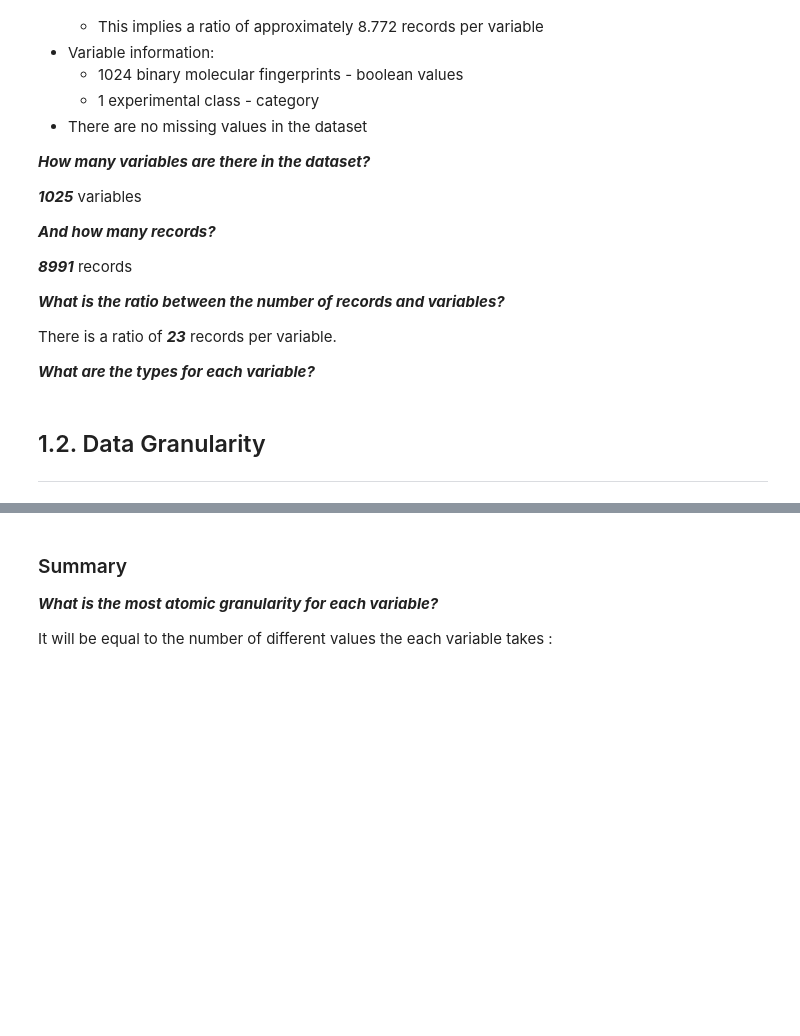
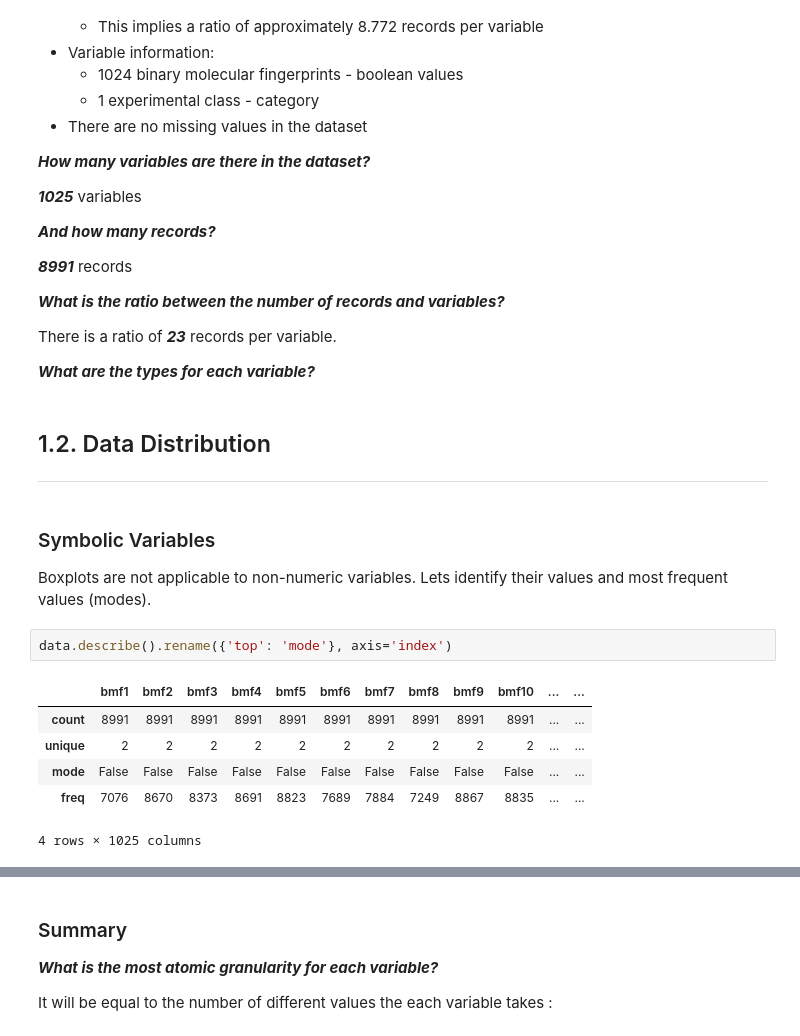
Before and after one commit to filipesousaist/ds_project, a Jupyter notebook: dataset2/DataProfiling.ipynb, the cells around one changed output, grey strips where cells are left out. Drawn from its saved outputs; the diff is of its cells as text; blank space fills up the shorter version.

```diff
--- a/dataset2/DataProfiling.ipynb
+++ b/dataset2/DataProfiling.ipynb
@@ -116,6 +116,18 @@ There is a ratio of ***23*** records per variable.
 
 ***What are the types for each variable?***
 # %% [markdown]
-## 1.2. Data Granularity
+## 1.2. Data Distribution
 
 ---
+# %% [markdown]
+### Symbolic Variables
+Boxplots are not applicable to non-numeric variables. Lets identify their values and most frequent values (modes).
+# %%
+data.describe().rename({'top': 'mode'}, axis='index')
+# %% [output]
+|  | bmf1 | bmf2 | bmf3 | bmf4 | bmf5 | bmf6 | bmf7 | bmf8 | bmf9 | bmf10 | ... | ... |
+| count | 8991 | 8991 | 8991 | 8991 | 8991 | 8991 | 8991 | 8991 | 8991 | 8991 | ... | ... |
+| unique | 2 | 2 | 2 | 2 | 2 | 2 | 2 | 2 | 2 | 2 | ... | ... |
+| mode | False | False | False | False | False | False | False | False | False | False | ... | ... |
+| freq | 7076 | 8670 | 8373 | 8691 | 8823 | 7689 | 7884 | 7249 | 8867 | 8835 | ... | ... |
+4 rows × 1025 columns
```
Also changed, not shown: parts of 8 cells of this notebook.
